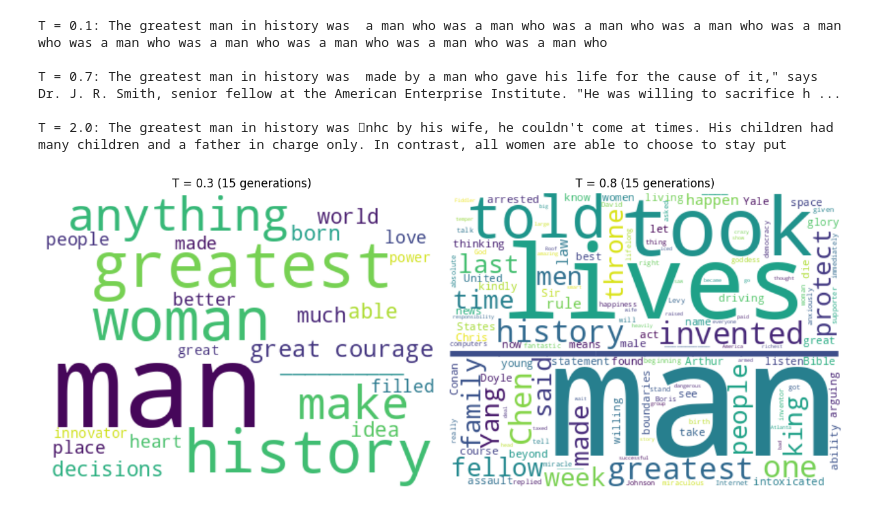
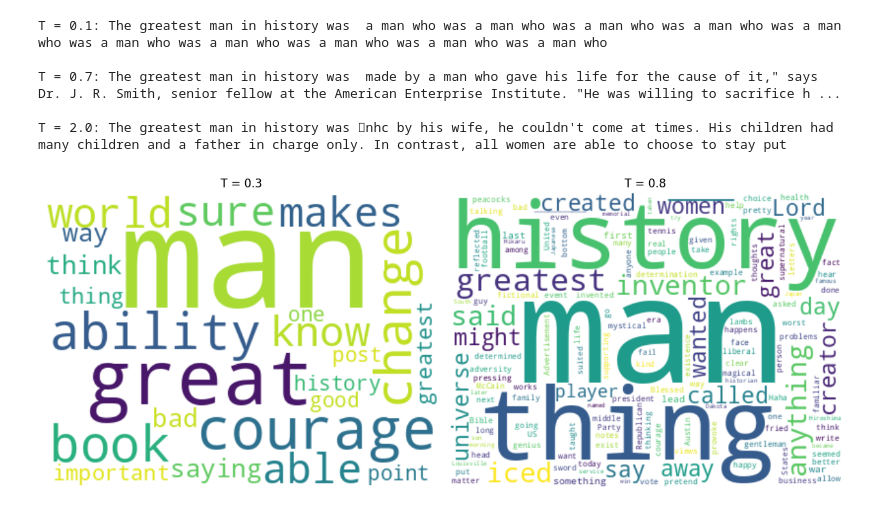
Before and after one commit to GabrielSC92/Transformers_Midterm, a Jupyter notebook: INFOMTALC_Midterm_TakeHomeExam_4266390.ipynb, the cells around one changed output. Saved outputs shown, nothing was run; the diff lists cells and outputs as text; code cells hidden in the pictures.

```diff
--- a/INFOMTALC_Midterm_TakeHomeExam_4266390.ipynb
+++ b/INFOMTALC_Midterm_TakeHomeExam_4266390.ipynb
@@ -321,34 +322,42 @@ T = 0.7: The greatest man in history was  made by a man who gave his life for t
 
 T = 2.0: The greatest man in history was nhc by his wife, he couldn't come at times. His children had many children and a father in charge only. In contrast, all women are able to choose to stay put
 # %%
-# Two word clouds: same prompt at low vs high temperature (LLM output only)
-# Uses GPT-2 (causal LM). If model is from Assignment 2 (BERT), we load GPT-2 here.
-device = "cuda" if torch.cuda.is_available() else "cpu"
-if not hasattr(model, "generate"):
-    tokenizer = AutoTokenizer.from_pretrained("gpt2")
-    model = AutoModelForCausalLM.from_pretrained("gpt2").to(device)
-
+# two word clouds, same prompt, at low vs high temp
 prompt_wc = "The greatest man in history was "
 n_gen = 15
 
-fig, axes = plt.subplots(1, 2, figsize=(12, 5))
-for ax, (temp, label) in zip(axes, [(0.3, "T = 0.3"), (0.8, "T = 0.8")]):
-    texts = []
-    for _ in range(n_gen):
-        inputs = tokenizer(prompt_wc, return_tensors="pt").to(device)
-        out = model.generate(**inputs, max_new_tokens=40, do_sample=True, temperature=temp, pad_token_id=tokenizer.eos_token_id)
-        full = tokenizer.decode(out[0])
-        rest = full[len(prompt_wc):].strip() if full.startswith(prompt_wc) else full
-        texts.append(rest)
-    combined = " ".join(texts)
-    wc = WordCloud(width=400, height=300, background_color="white").generate(combined)
-    ax.imshow(wc, interpolation="bilinear")
-    ax.set_title(f"{label} ({n_gen} generations)")
-    ax.axis("off")
+fig, (ax_left, ax_right) = plt.subplots(1, 2, figsize=(12, 5))
+
+# t = 0.3
+texts = []
+for _ in range(n_gen):
+    inputs = tokenizer(prompt_wc, return_tensors="pt").to(device)
+    out = model.generate(**inputs, max_new_tokens=40, do_sample=True, temperature=0.3, pad_token_id=tokenizer.eos_token_id)
+    full = tokenizer.decode(out[0])
+    rest = full[len(prompt_wc):].strip()
+    texts.append(rest)
+wc = WordCloud(width=400, height=300, background_color="white").generate(" ".join(texts))
+ax_left.imshow(wc, interpolation="bilinear")
+ax_left.set_title(f"T = 0.3")
+ax_left.axis("off")
+
+# t = 0.8
+texts = []
+for _ in range(n_gen):
+    inputs = tokenizer(prompt_wc, return_tensors="pt").to(device)
+    out = model.generate(**inputs, max_new_tokens=40, do_sample=True, temperature=0.8, pad_token_id=tokenizer.eos_token_id)
+    full = tokenizer.decode(out[0])
+    rest = full[len(prompt_wc):].strip()
+    texts.append(rest)
+wc = WordCloud(width=400, height=300, background_color="white").generate(" ".join(texts))
+ax_right.imshow(wc, interpolation="bilinear")
+ax_right.set_title(f"T = 0.8")
+ax_right.axis("off")
+
 plt.tight_layout()
 plt.show()
 # %% [output]
-[figure, old version]
+[figure, new version]
 # %% [markdown]
 #### Choice of prompts and use of French
 
```
Also changed, not shown: parts of 3 cells of this notebook.
